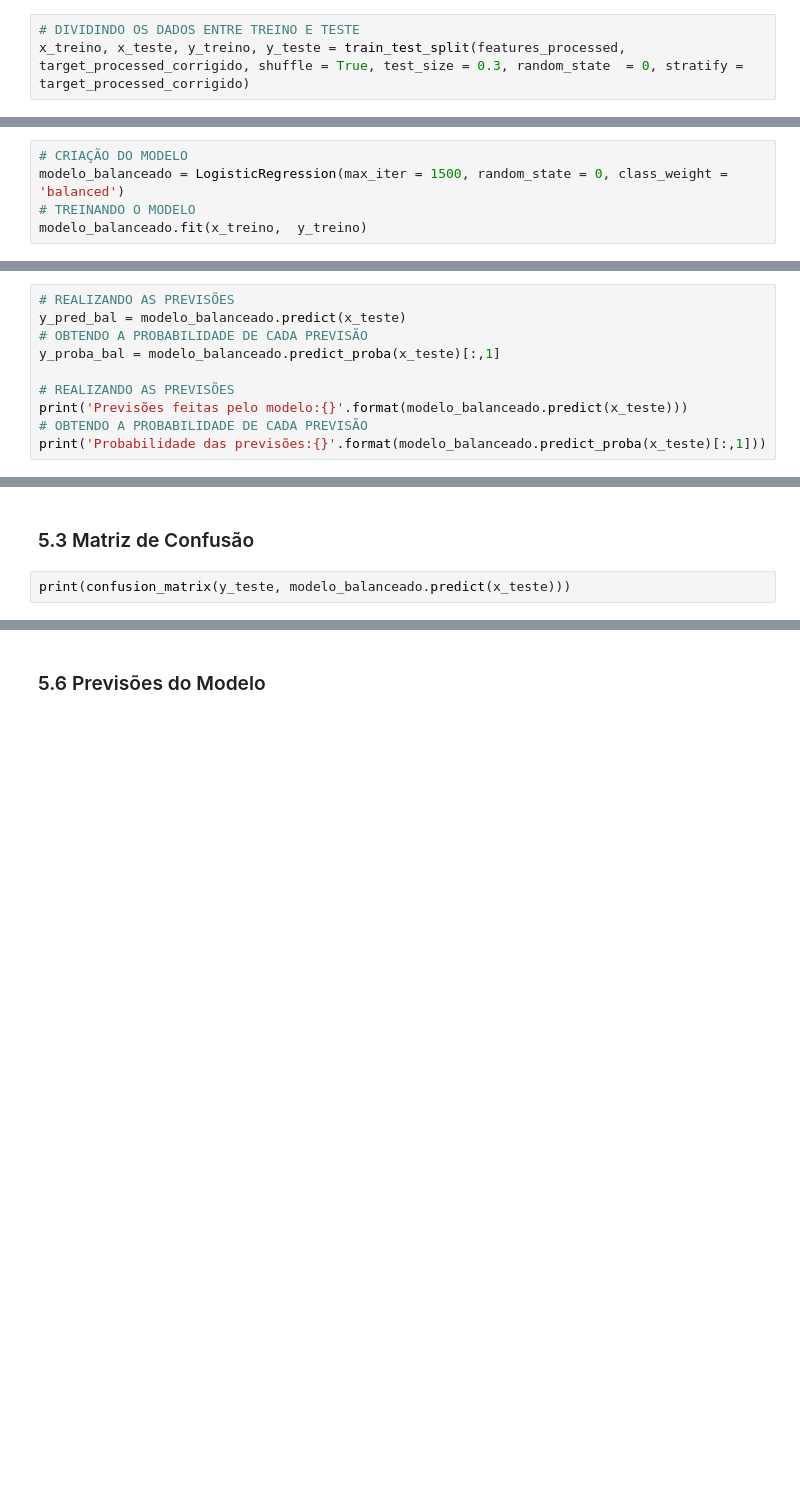
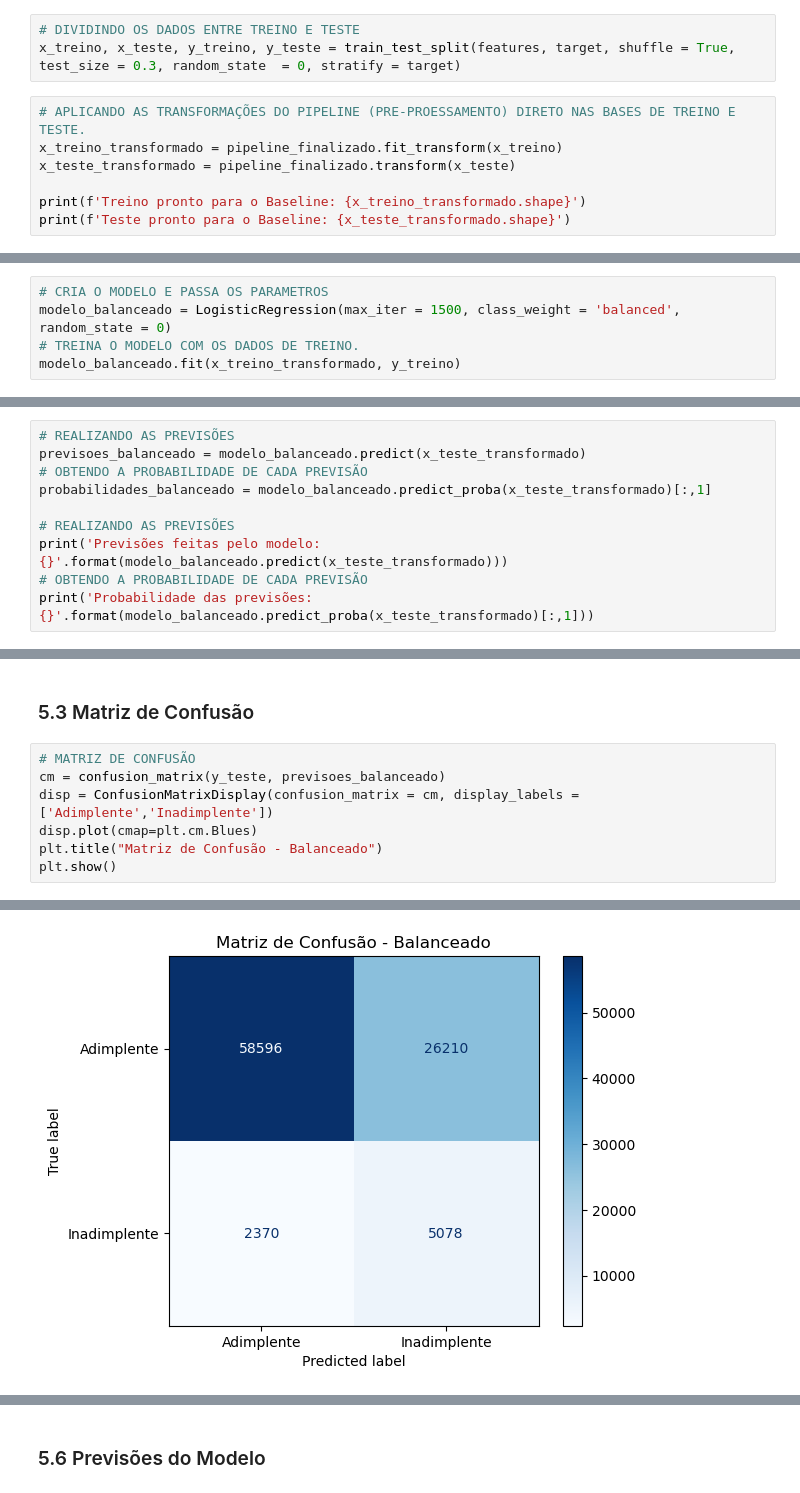
Before and after one commit to Rd-Brito13/Credit-Risk, a Jupyter notebook: notebook/04_modelos_avancados.ipynb, the cells around one changed output, grey strips where cells are left out. Saved outputs shown, nothing was run; the diff lists cells and outputs as text; blank space fills up the shorter version.

Commit message:
Novas atualizações, já está sendo treinado e experimentado os modelos avançados

```diff
--- a/notebook/04_modelos_avancados.ipynb
+++ b/notebook/04_modelos_avancados.ipynb
@@ -40,3 +126,10 @@ target_processed_corrigido = target_processed.values.ravel()
 # %%
 # DIVIDINDO OS DADOS ENTRE TREINO E TESTE
-x_treino, x_teste, y_treino, y_teste = train_test_split(features_processed, target_processed_corrigido, shuffle = True, test_size = 0.3, random_state  = 0, stratify = target_processed_corrigido)
+x_treino, x_teste, y_treino, y_teste = train_test_split(features, target, shuffle = True, test_size = 0.3, random_state  = 0, stratify = target)
+# %%
+# APLICANDO AS TRANSFORMAÇÕES DO PIPELINE (PRE-PROESSAMENTO) DIRETO NAS BASES DE TREINO E TESTE.
+x_treino_transformado = pipeline_finalizado.fit_transform(x_treino)
+x_teste_transformado = pipeline_finalizado.transform(x_teste)
+
+print(f'Treino pronto para o Baseline: {x_treino_transformado.shape}')
+print(f'Teste pronto para o Baseline: {x_teste_transformado.shape}')
@@ -49,6 +149,6 @@ O modelo baseline demonstrou elevado dificuldade em identificar clientes inadimp
 # %%
-# CRIAÇÃO DO MODELO
-modelo_balanceado = LogisticRegression(max_iter = 1500, random_state = 0, class_weight = 'balanced')
-# TREINANDO O MODELO
-modelo_balanceado.fit(x_treino,  y_treino)
+# CRIA O MODELO E PASSA OS PARAMETROS
+modelo_balanceado = LogisticRegression(max_iter = 1500, class_weight = 'balanced', random_state = 0)
+# TREINA O MODELO COM OS DADOS DE TREINO.
+modelo_balanceado.fit(x_treino_transformado, y_treino)
 # %% [output]
@@ -67,13 +159,13 @@ LogisticRegression(class_weight='balanced', max_iter=1500, random_state=0)
 Nesta etapa é realizada as previsões do modelo e suas probabilidades
 # %%
 # REALIZANDO AS PREVISÕES
-y_pred_bal = modelo_balanceado.predict(x_teste)
+previsoes_balanceado = modelo_balanceado.predict(x_teste_transformado)
 # OBTENDO A PROBABILIDADE DE CADA PREVISÃO
-y_proba_bal = modelo_balanceado.predict_proba(x_teste)[:,1]
+probabilidades_balanceado = modelo_balanceado.predict_proba(x_teste_transformado)[:,1]
 
 # REALIZANDO AS PREVISÕES
-print('Previsões feitas pelo modelo:{}'.format(modelo_balanceado.predict(x_teste)))
+print('Previsões feitas pelo modelo:{}'.format(modelo_balanceado.predict(x_teste_transformado)))
 # OBTENDO A PROBABILIDADE DE CADA PREVISÃO
-print('Probabilidade das previsões:{}'.format(modelo_balanceado.predict_proba(x_teste)[:,1]))
+print('Probabilidade das previsões:{}'.format(modelo_balanceado.predict_proba(x_teste_transformado)[:,1]))
 # %% [output]
 Previsões feitas pelo modelo:[1 1 0 ... 0 1 0]
@@ -94,5 +194,10 @@ weighted avg       0.87      0.60      0.69     92254
 # %% [markdown]
 ### 5.3 Matriz de Confusão
 # %%
-print(confusion_matrix(y_teste, modelo_balanceado.predict(x_teste)))
+# MATRIZ DE CONFUSÃO
+cm = confusion_matrix(y_teste, previsoes_balanceado)
+disp = ConfusionMatrixDisplay(confusion_matrix = cm, display_labels = ['Adimplente','Inadimplente'])
+disp.plot(cmap=plt.cm.Blues)
+plt.title("Matriz de Confusão - Balanceado")
+plt.show()
 # %% [output]
@@ -100,0 +204 @@ print(confusion_matrix(y_teste, modelo_balanceado.predict(x_teste)))
+[figure, added]
```
Also changed, not shown: parts of 44 cells of this notebook, 13 other files.
